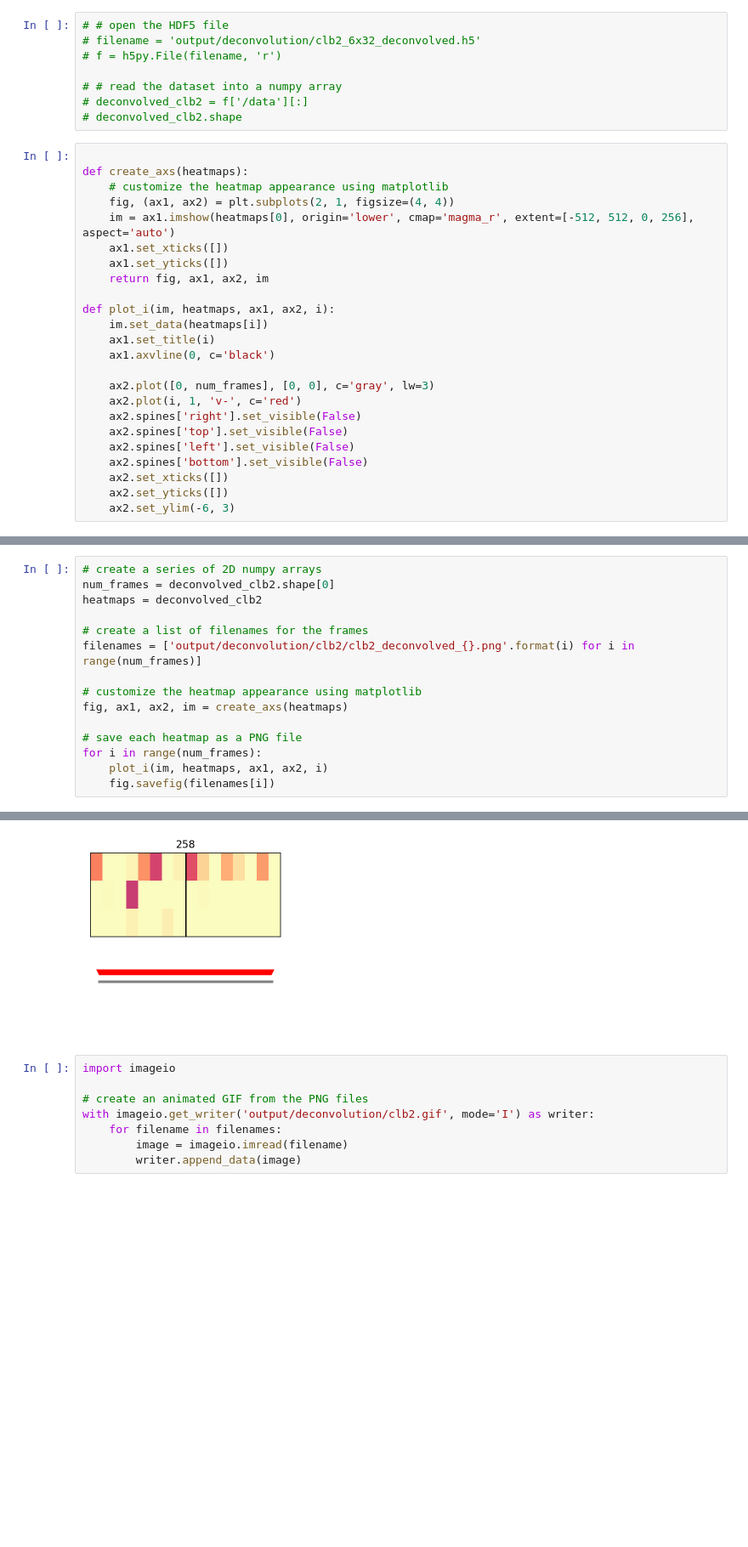
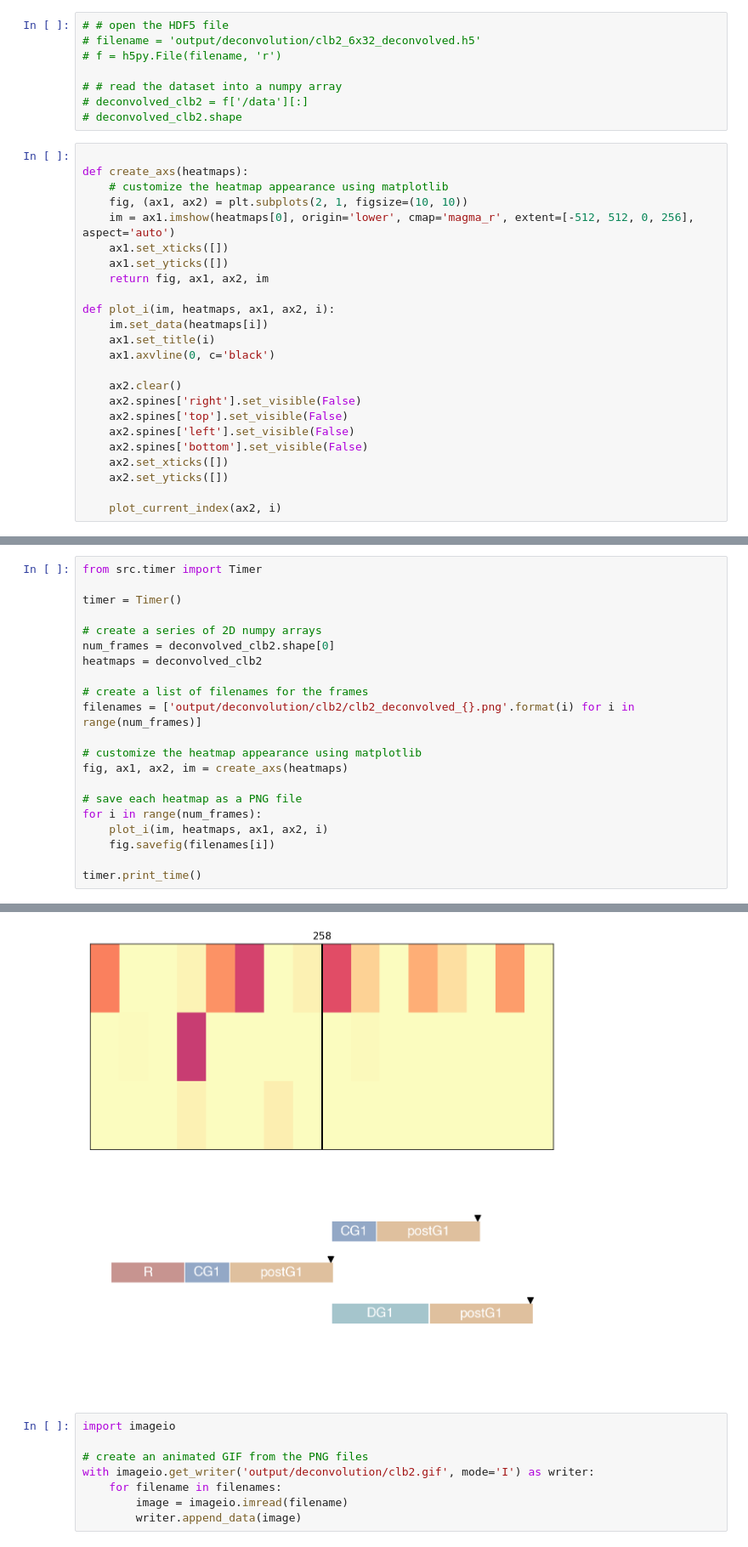
Before and after one commit to HarteminkLab/chromatin-transformers, a Jupyter notebook: Cell Cycle Chromatin Data.ipynb, the cells around one changed output, grey strips where cells are left out. Shown at 85% size. Saved outputs shown, nothing was run; the diff lists cells and outputs as text; blank space fills up the shorter version.

Commit message:
Add a plot to visualize the location of the image
- Add branching timeline to the second half of the image

```diff
--- a/Cell Cycle Chromatin Data.ipynb
+++ b/Cell Cycle Chromatin Data.ipynb
@@ -165,7 +165,7 @@ deconvolved_clb2.shape
 
 def create_axs(heatmaps):
     # customize the heatmap appearance using matplotlib
-    fig, (ax1, ax2) = plt.subplots(2, 1, figsize=(4, 4))
+    fig, (ax1, ax2) = plt.subplots(2, 1, figsize=(10, 10))
     im = ax1.imshow(heatmaps[0], origin='lower', cmap='magma_r', extent=[-512, 512, 0, 256], aspect='auto')
     ax1.set_xticks([])
     ax1.set_yticks([])
@@ -176,12 +176,12 @@ def plot_i(im, heatmaps, ax1, ax2, i):
     ax1.set_title(i)
     ax1.axvline(0, c='black')
 
-    ax2.plot([0, num_frames], [0, 0], c='gray', lw=3)
-    ax2.plot(i, 1, 'v-', c='red')
+    ax2.clear()
     ax2.spines['right'].set_visible(False)
     ax2.spines['top'].set_visible(False)
     ax2.spines['left'].set_visible(False)
     ax2.spines['bottom'].set_visible(False)
     ax2.set_xticks([])
     ax2.set_yticks([])
-    ax2.set_ylim(-6, 3)
+
+    plot_current_index(ax2, i)
@@ -190,4 +192,8 @@ ax2.cle
 # %%
+from src.timer import Timer
+
+timer = Timer()
+
 # create a series of 2D numpy arrays
 num_frames = deconvolved_clb2.shape[0]
 heatmaps = deconvolved_clb2
@@ -202,4 +208,6 @@ fig, ax1, ax2, im = create_axs(heatmaps)
 for i in range(num_frames):
     plot_i(im, heatmaps, ax1, ax2, i)
     fig.savefig(filenames[i])
+
+timer.print_time()
 # %% [output]
@@ -206,4 +215,4 @@ for i in range(num_frames):
-[figure, old version]
+[figure, new version]
 # %%
 import imageio
 
```
Also changed, not shown: parts of 13 cells of this notebook.
